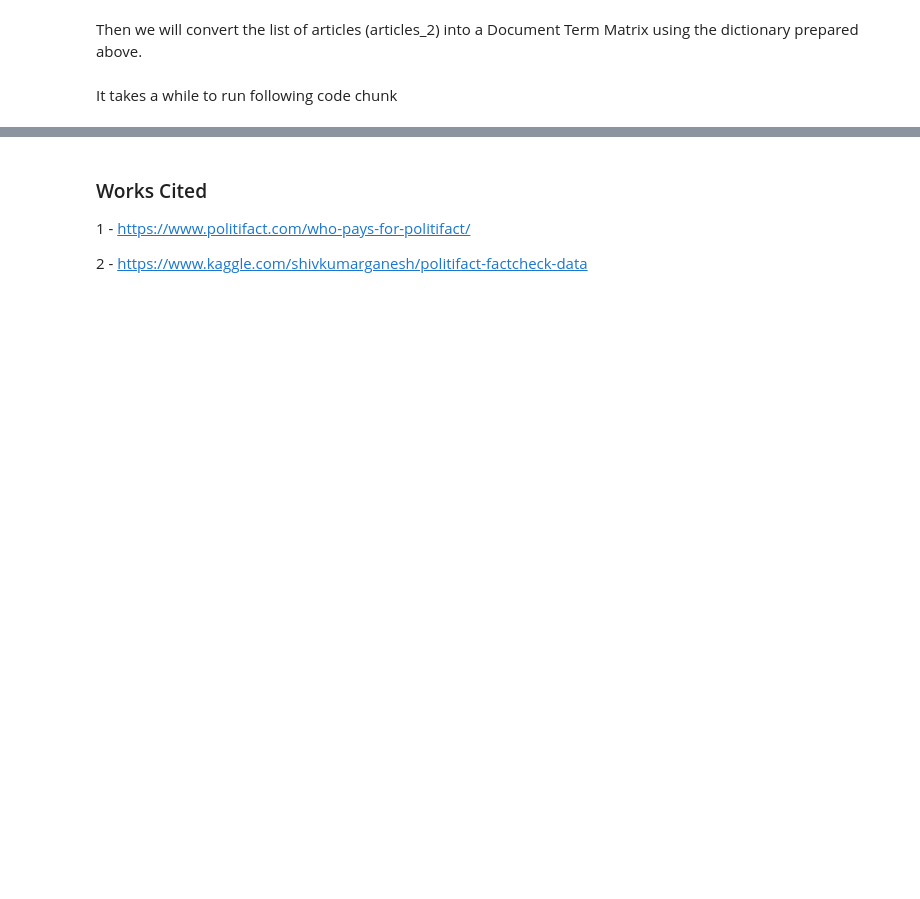
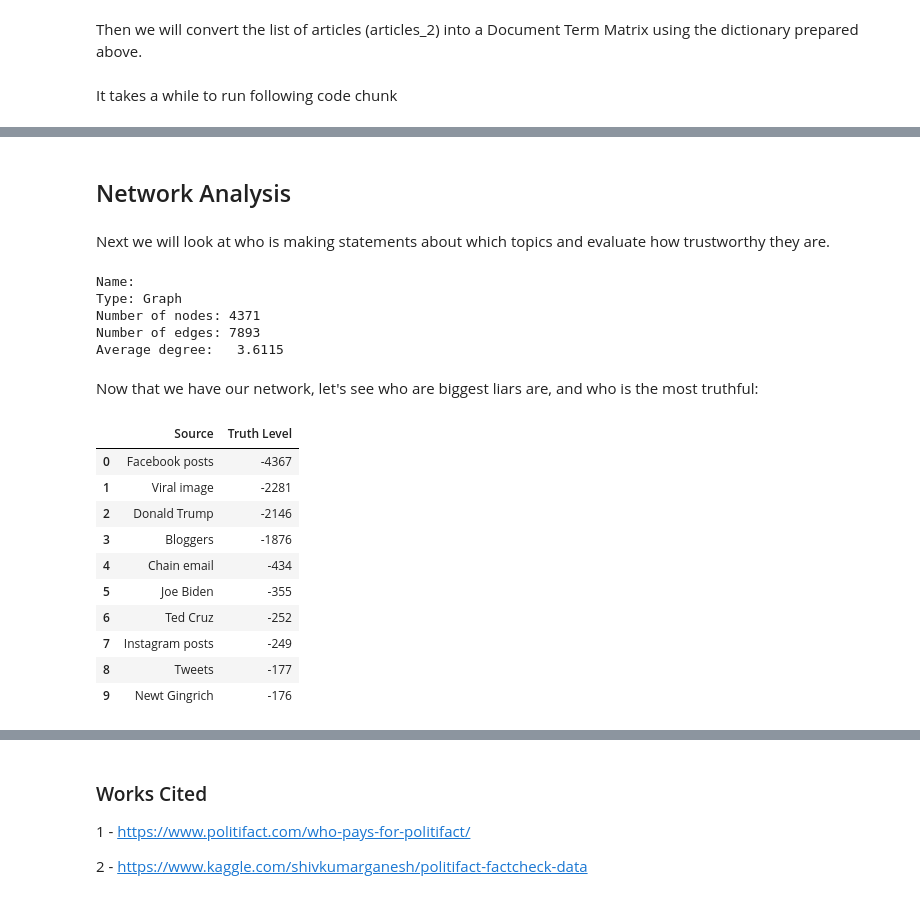
Before and after one commit to lysanthus/DATA620_Final, a Jupyter notebook: Final Project - DRAFT.ipynb, the cells around one changed output, grey strips where cells are left out. Cells and saved outputs as stored; diff of their text form; code cells hidden in the pictures; blank space fills up the shorter version.

```diff
--- a/Final Project - DRAFT.ipynb
+++ b/Final Project - DRAFT.ipynb
@@ -239,0 +244,11 @@ topic
+# %%
+# Assign topic numbers from the model
+topics = lda_model.get_document_topics(doc_term_matrix)
+
+nums = [max(t, key = lambda i : i[1])[0] for t in topics]
+
+pol["topic_number"] = nums
+# %% [markdown]
+## Network Analysis
+# %% [markdown]
+Next we will look at who is making statements about which topics and evaluate how trustworthy they are.
@@ -239,0 +260,51 @@ topic
+# %%
+# Truth values to edge weights
+truth = {'half-true': 0, 'barely-true': -3, 'mostly-true': 3, 'false': -5, 'true': 5, 'pants-fire': -7}
+
+# We only want the records where the truth is being evaluated, not whether the politician
+# flipped their viewpoint.
+
+pol2 = pol[pol['fact'].isin(truth)]
+
+# Create bipartite graph
+G = nx.Graph()
+
+for n, t, f in zip(pol2['sources'],pol2['topic_number'],pol2['fact']):
+    if n not in G.nodes():
+        G.add_node(n, bipartite = 0, color = "firebrick")
+    if t not in G.nodes():
+        G.add_node(t, bipartite = 1, color = "teal")
+    if (n,t) not in G.edges():
+        G.add_edge(n,t, weight = truth[f])
+    else:
+        G[n][t]['weight'] += truth[f]
+
+print(nx.info(G))
+# %% [output]
+Name:
+Type: Graph
+Number of nodes: 4371
+Number of edges: 7893
+Average degree:   3.6115
+# %% [markdown]
+Now that we have our network, let's see who are biggest liars are, and who is the most truthful:
+# %%
+# Top 10 biggest liars
+
+liars = pd.DataFrame(sorted(list(G.degree(weight = 'weight')),key = lambda x: 999999 if x[0] in [0,1,2,3,4,5,6] else(x[1])))
+
+liars.columns = ["Source","Truth Level"]
+
+liars.head(10)
+# %% [output]
+|  | Source | Truth Level |
+| 0 | Facebook posts | -4367 |
+| 1 | Viral image | -2281 |
+| 2 | Donald Trump | -2146 |
+| 3 | Bloggers | -1876 |
+| 4 | Chain email | -434 |
+| 5 | Joe Biden | -355 |
+| 6 | Ted Cruz | -252 |
+| 7 | Instagram posts | -249 |
+| 8 | Tweets | -177 |
+| 9 | Newt Gingrich | -176 |
```
Also changed, not shown: parts of 37 cells of this notebook, 9 other files.
